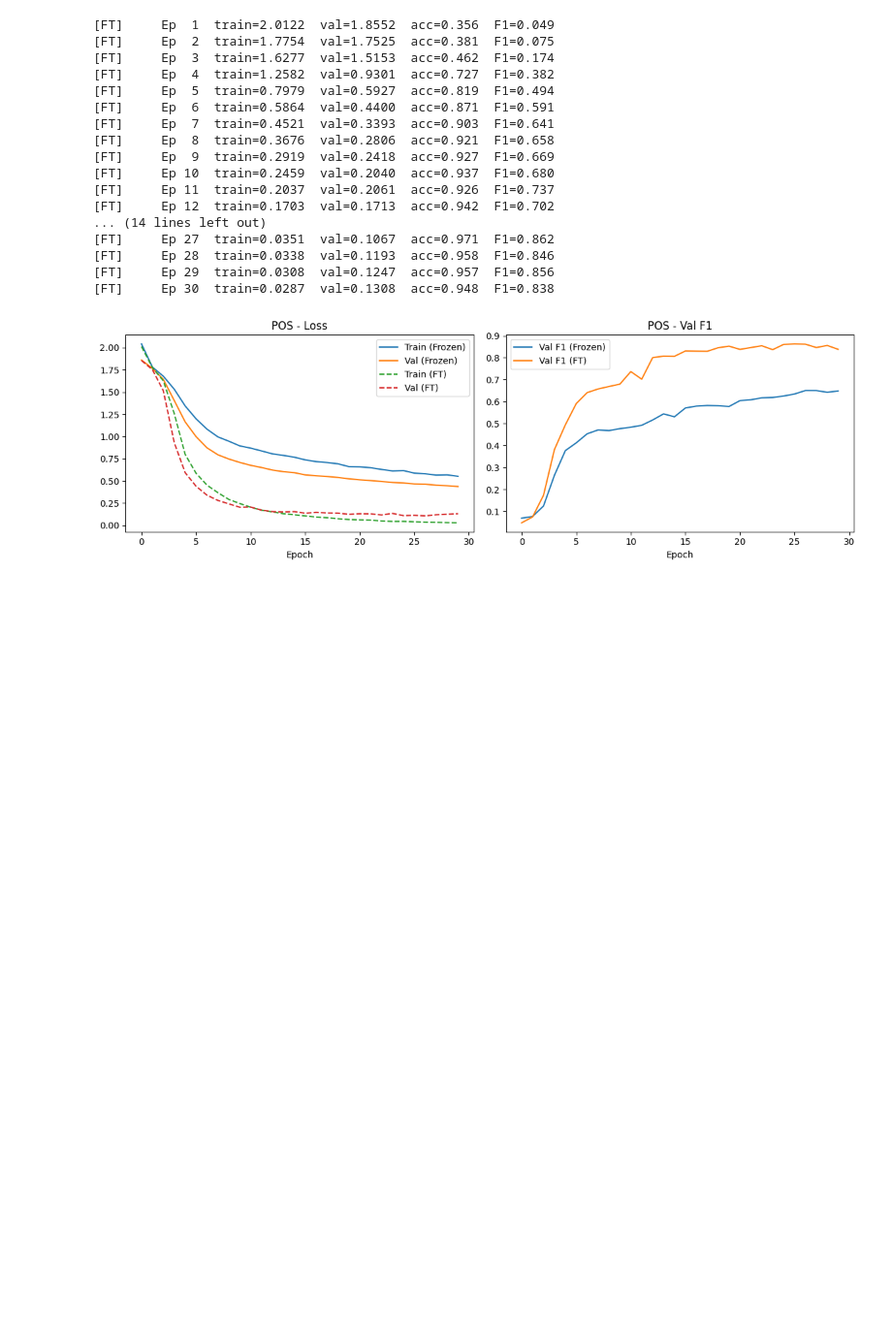
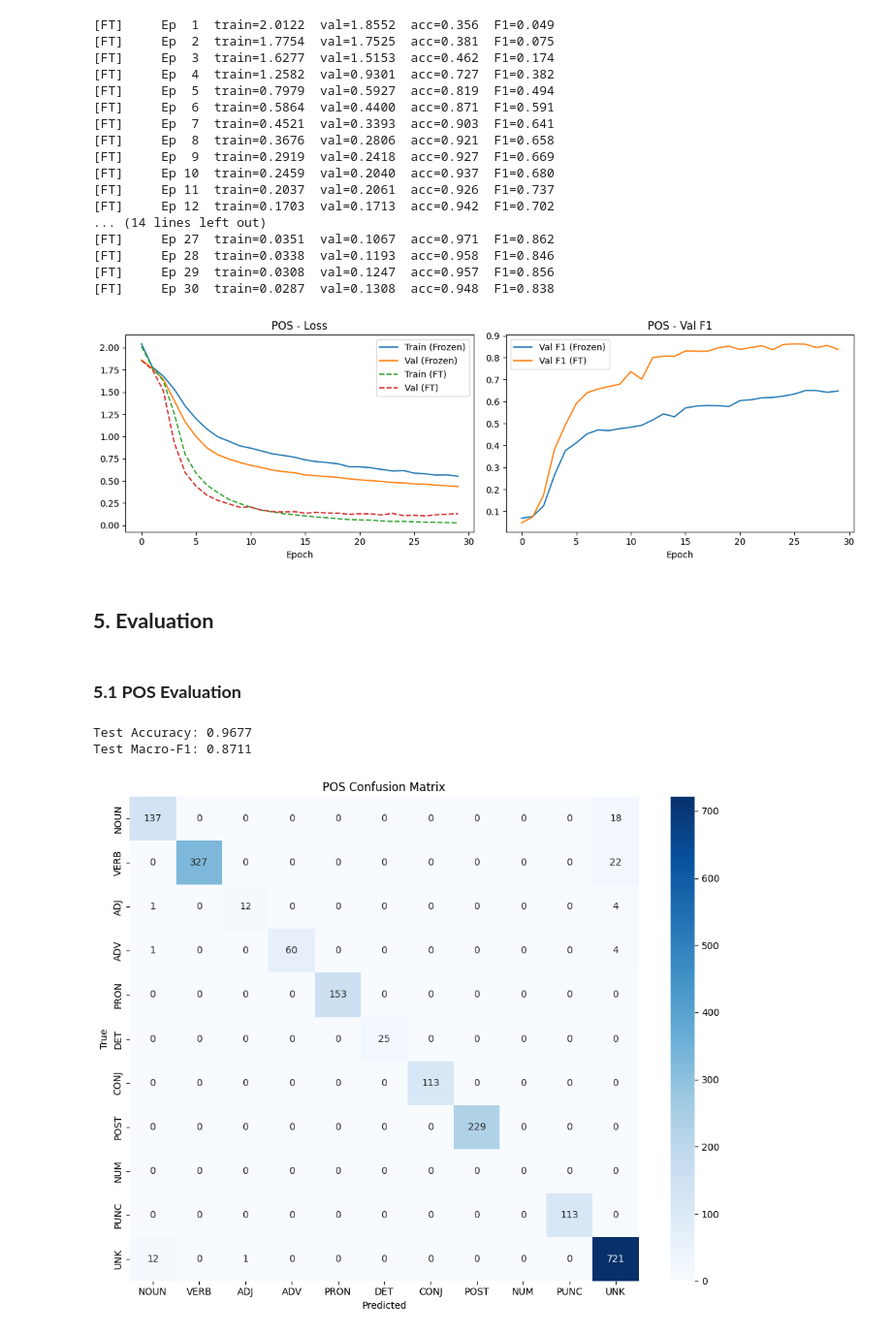
Before and after one commit to abeer-fatima47/i23-2643-NLP-Assignment2, a Jupyter notebook: i23-2643_Assignment2_DS-A.ipynb, the cells around one changed output. Shown at 97% size. Saved outputs shown, nothing was run; the diff lists cells and outputs as text; code cells hidden in the pictures; blank space fills up the shorter version.

Commit message:
Part 2: Sequence Labeling: POS Tagging & NER (Evaluation)

```diff
--- a/i23-2643_Assignment2_DS-A.ipynb
+++ b/i23-2643_Assignment2_DS-A.ipynb
@@ -1250,3 +1250,27 @@ plt.show()
 [FT]     Ep 29  train=0.0308  val=0.1247  acc=0.957  F1=0.856
 [FT]     Ep 30  train=0.0287  val=0.1308  acc=0.948  F1=0.838
 [figure]
+# %% [markdown]
+## **5. Evaluation**
+# %% [markdown]
+### **5.1 POS Evaluation**
+# %%
+
+pos_model_ft.load_state_dict(torch.load('bilstm_pos.pt', map_location=device))
+_, acc, macro_f1, preds, gold = eval_pos(pos_model_ft, pos_test_dl)
+print(f"Test Accuracy: {acc:.4f}")
+print(f"Test Macro-F1: {macro_f1:.4f}")
+
+# Confusion matrix
+from sklearn.metrics import confusion_matrix
+cm = confusion_matrix(gold, preds, labels=list(range(len(pos_tags_list))))
+import seaborn as sns
+plt.figure(figsize=(10, 8))
+sns.heatmap(cm, annot=True, fmt='d', xticklabels=pos_tags_list, yticklabels=pos_tags_list, cmap='Blues')
+plt.title('POS Confusion Matrix'); plt.xlabel('Predicted'); plt.ylabel('True')
+plt.tight_layout()
+plt.show()
+# %% [output]
+Test Accuracy: 0.9677
+Test Macro-F1: 0.8711
+[figure, added]
```
Also changed, not shown: parts of 15 cells of this notebook, 1 other file.
